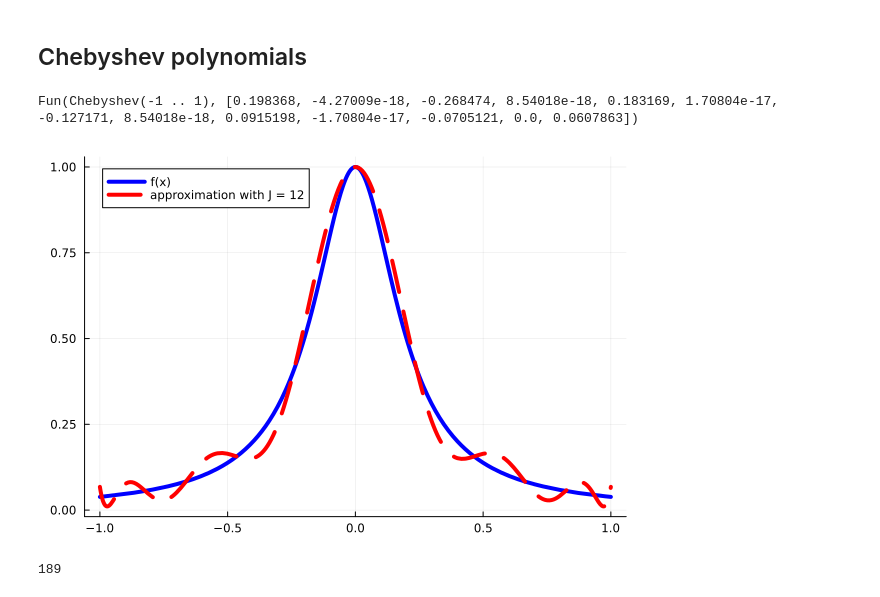
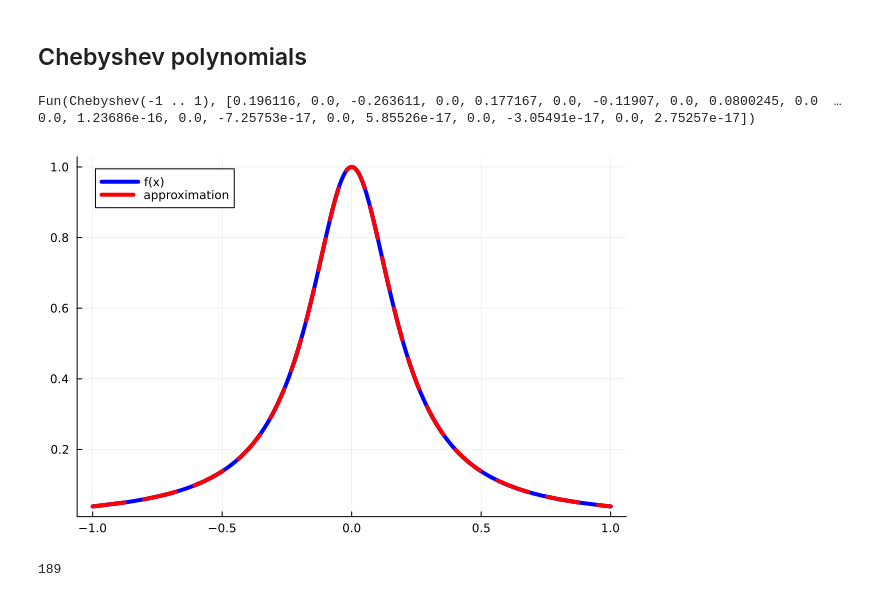
Before and after one commit to pzoch/QEcon2023, a Jupyter notebook: Code/Approximation/approximation_notebook_1.ipynb, the cells around one changed output. Cells and saved outputs as stored; diff of their text form; code cells hidden in the pictures.

```diff
--- a/Code/Approximation/approximation_notebook_1.ipynb
+++ b/Code/Approximation/approximation_notebook_1.ipynb
@@ -161,15 +172,14 @@ plot(my_plot, my_plot2)
 # first see an example of how this works
 
 space = Chebyshev(-1..1)
-J = 12
-runge_cheb_approx = Fun(runge,space,J+1)
+runge_cheb_approx = Fun(runge,space)
 # %% [output]
-Fun(Chebyshev(-1 .. 1), [0.198368, -4.27009e-18, -0.268474, 8.54018e-18, 0.183169, 1.70804e-17, -0.127171, 8.54018e-18, 0.0915198, -1.70804e-17, -0.0705121, 0.0, 0.0607863])
+Fun(Chebyshev(-1 .. 1), [0.196116, 0.0, -0.263611, 0.0, 0.177167, 0.0, -0.11907, 0.0, 0.0800245, 0.0  …  0.0, 1.23686e-16, 0.0, -7.25753e-17, 0.0, 5.85526e-17, 0.0, -3.05491e-17, 0.0, 2.75257e-17])
 # %%
 my_plot3 = plot(runge, -1, 1, label="f(x)", legend=:topleft,color = :blue,linewidth = 4)
-plot!(my_plot3,runge_cheb_approx, -1, 1, label="approximation with J = $J", legend=:topleft,color = :red,linestyle=:dash, linewidth = 4)
+plot!(my_plot3,runge_cheb_approx, -1, 1, label="approximation", legend=:topleft,color = :red,linestyle=:dash, linewidth = 4)
 # %% [output]
-[figure, old version]
+[figure, new version]
 # %%
 # without J?
 runge_cheb_approx2 = Fun(runge,space)
```
Also changed, not shown: parts of 3 cells of this notebook, 5 other files.
